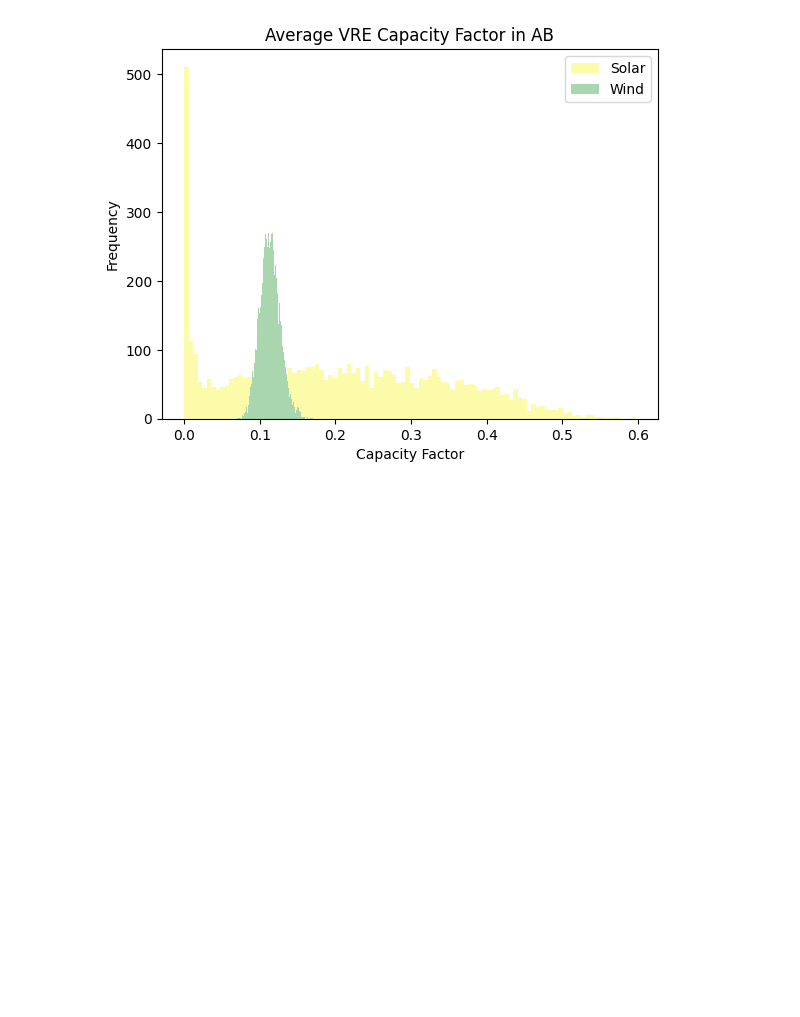
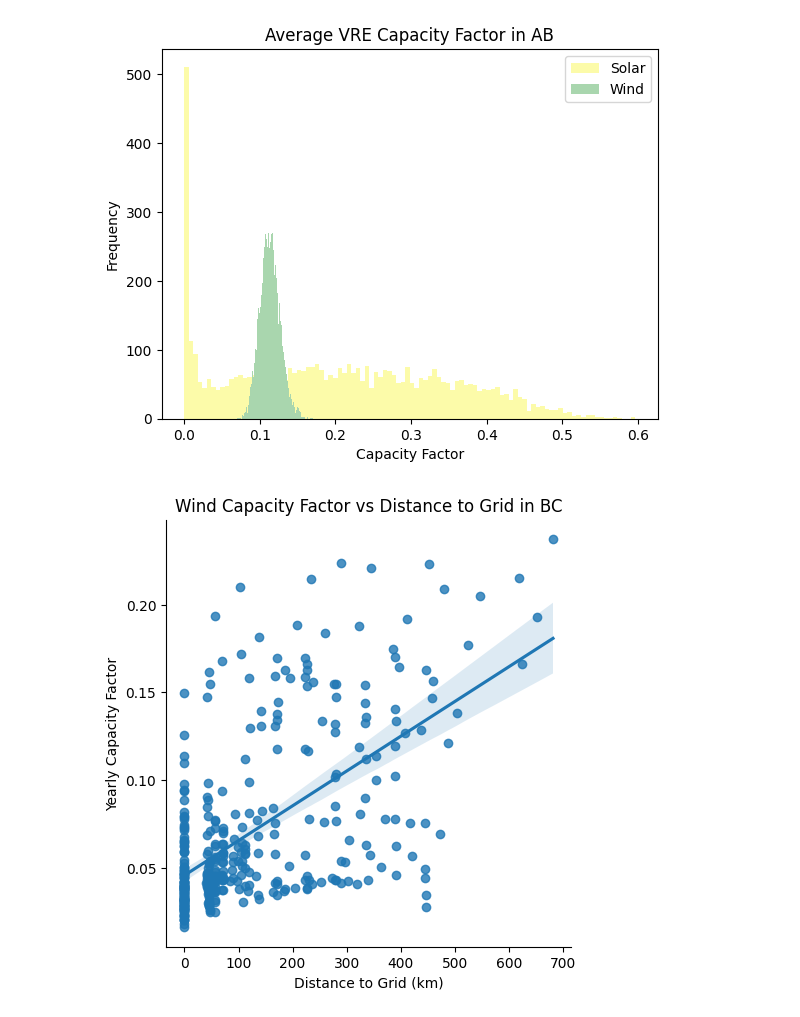
Before and after one commit to smmiri/COPPER_improvement, a Jupyter notebook: plan_oper_translator/cf_stats.ipynb, the cells around one changed output. Saved outputs shown, nothing was run; the diff lists cells and outputs as text; code cells hidden in the pictures; blank space fills up the shorter version.

Commit message:
new features, visualizations, analyses

```diff
--- a/plan_oper_translator/cf_stats.ipynb
+++ b/plan_oper_translator/cf_stats.ipynb
@@ -121,3 +121,37 @@ plt.savefig('cf_AB.png', dpi=300, bbox_inches='tight')
 plt.show()
 # %% [output]
 [figure]
+# %%
+distance = pd.read_csv('distance_to_grid.csv', header=None, index_col=0)
+distance_AB = distance.loc[distance.index.isin(windcf_AB.columns)]
+distance_BC = distance.loc[distance.index.isin(windcf_BC.columns)]
+
+windcf_BC_analysis = pd.DataFrame(columns=windcf_BC.columns)
+windcf_BC_analysis.loc['yearly_cf'] = windcf_BC.sum()
+windcf_BC_analysis.drop('mean', axis=1, inplace=True)
+windcf_BC_analysis = windcf_BC_analysis.transpose()
+windcf_BC_analysis = pd.concat([windcf_BC_analysis, distance_BC], axis=1)
+windcf_BC_analysis.columns = ['yearly_cf', 'distance']
+windcf_BC_analysis['yearly_cf'] = windcf_BC_analysis['yearly_cf'] / 8760
+windcf_BC_analysis.sort_values(by='yearly_cf', ascending=False, inplace=True)
+
+windcf_AB_analysis = pd.DataFrame(columns=windcf_AB.columns)
+windcf_AB_analysis.loc['yearly_cf'] = windcf_AB.sum()
+windcf_AB_analysis.drop('mean', axis=1, inplace=True)
+windcf_AB_analysis = windcf_AB_analysis.transpose()
+windcf_AB_analysis = pd.concat([windcf_AB_analysis, distance_AB], axis=1)
+windcf_AB_analysis.columns = ['yearly_cf', 'distance']
+windcf_AB_analysis['yearly_cf'] = windcf_AB_analysis['yearly_cf'] / 8760
+windcf_AB_analysis.sort_values(by='yearly_cf', ascending=False, inplace=True)
+
+windcf_BC_analysis.to_excel('windcf_BC_analysis.xlsx')
+windcf_AB_analysis.to_excel('windcf_AB_analysis.xlsx')
+# %%
+import seaborn as sns
+sns.lmplot(x='distance', y='yearly_cf', data=windcf_BC_analysis)
+plt.title('Wind Capacity Factor vs Distance to Grid in BC')
+plt.xlabel('Distance to Grid (km)')
+plt.ylabel('Yearly Capacity Factor')
+plt.savefig('windcf_BC_analysis.jpg', dpi=300, bbox_inches='tight')
+# %% [output]
+[figure, added]
```
Also changed, not shown: parts of 1 cell of this notebook, 3 other files.
